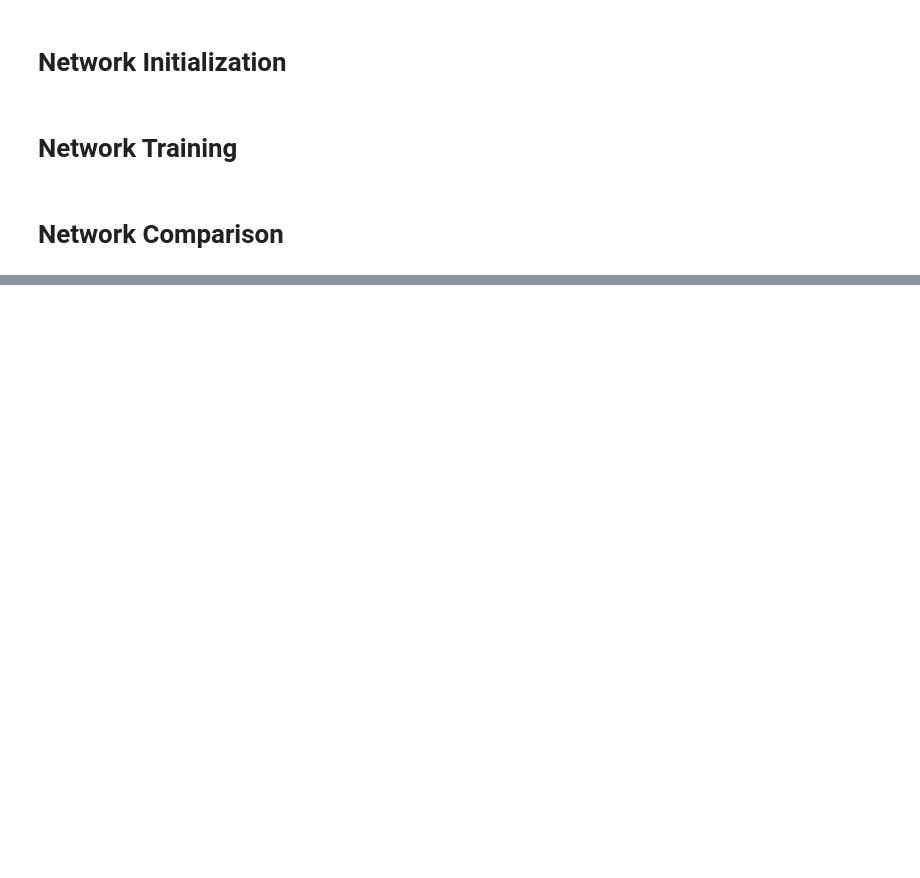
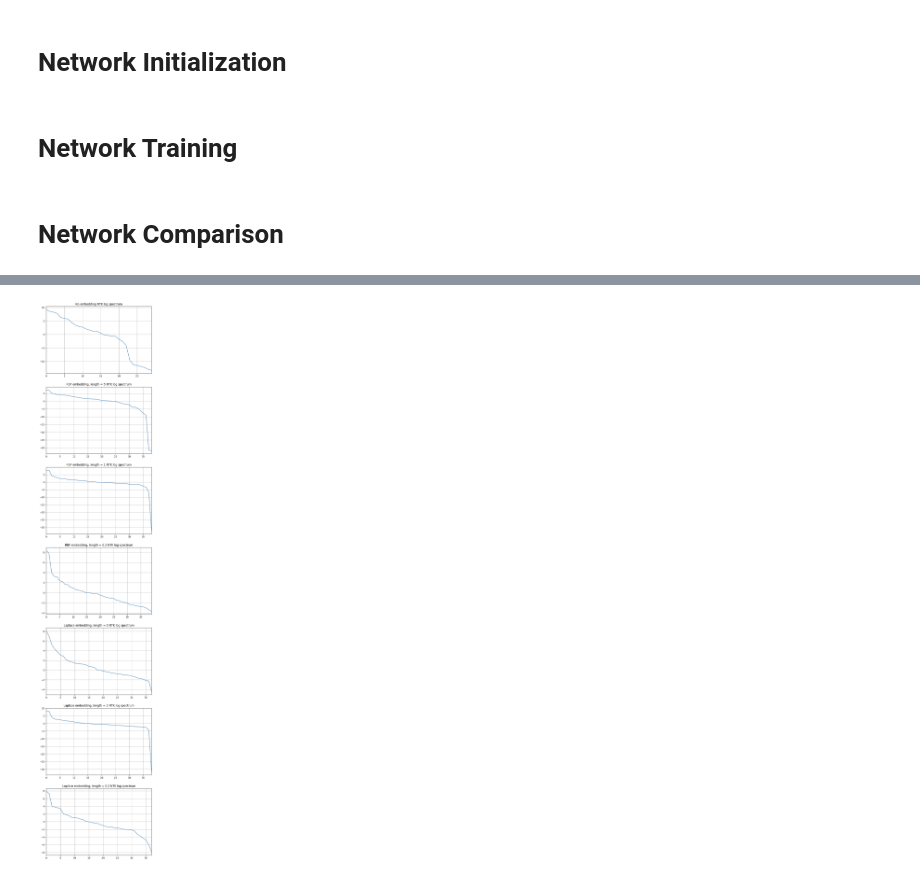
Before and after one commit to dkytezab/fourier_feature_nets, a Jupyter notebook: implementation/1D_demo.ipynb, the cells around one changed output, grey strips where cells are left out. Drawn from its saved outputs; the diff is of its cells as text; code cells hidden in the pictures; blank space fills up the shorter version.

```diff
--- a/implementation/1D_demo.ipynb
+++ b/implementation/1D_demo.ipynb
@@ -237,0 +451,25 @@ for idx in range(1 + 2 * num_lengths):
+# %%
+'''Computing NTK'''
+
+ntks = [NTK(mlps[idx], train_loaders[idx])
+        for idx in range(num_nets)]
+
+log_spectra = [np.log(ntks[idx].spectrum)
+                for idx in range(num_nets)]
+
+figs, axs = plt.subplots(num_nets, 1, figsize=(8, 6 * num_nets))
+
+for idx in range(num_nets):
+  max_spectra = np.sum(~np.isnan(log_spectra[idx]))
+  trimmed_spectra = log_spectra[idx][0:max_spectra]
+
+  axs[idx].grid()
+
+  axs[idx].plot(trimmed_spectra,
+                linewidth=1.5,
+                color='steelblue',
+                label=get_label(idx))
+  axs[idx].set_xlim(0, max_spectra - 1)
+  axs[idx].set_title(get_label(idx) + ' NTK log spectrum')
+# %% [output]
+[figure, added]
```
Also changed, not shown: parts of 13 cells of this notebook.
